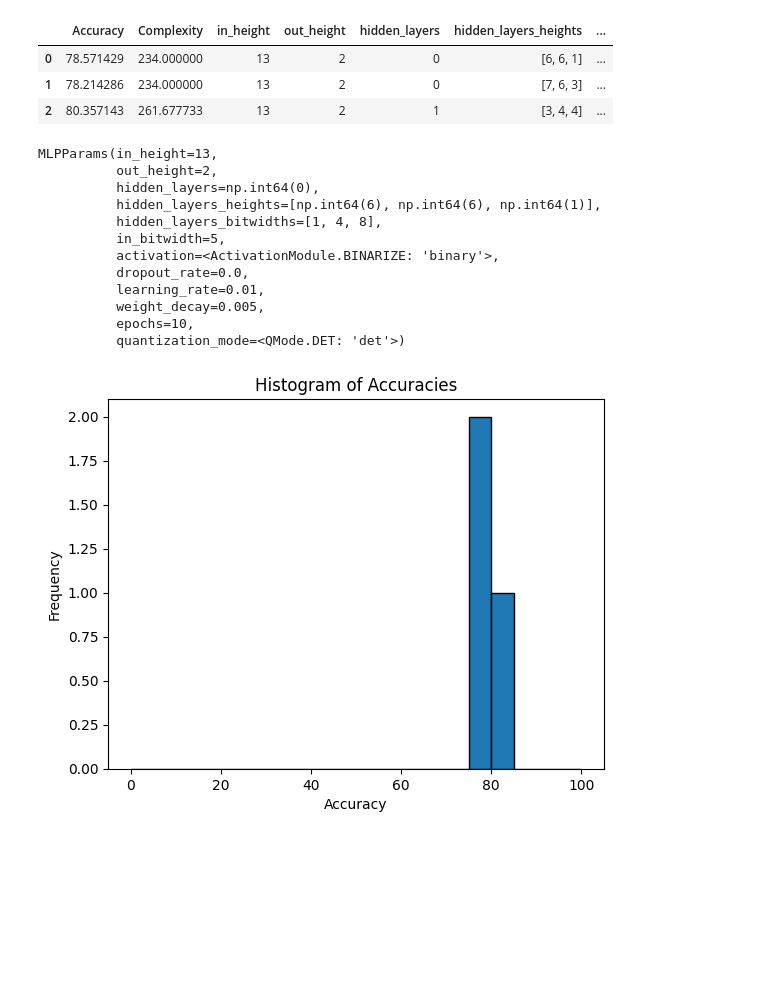
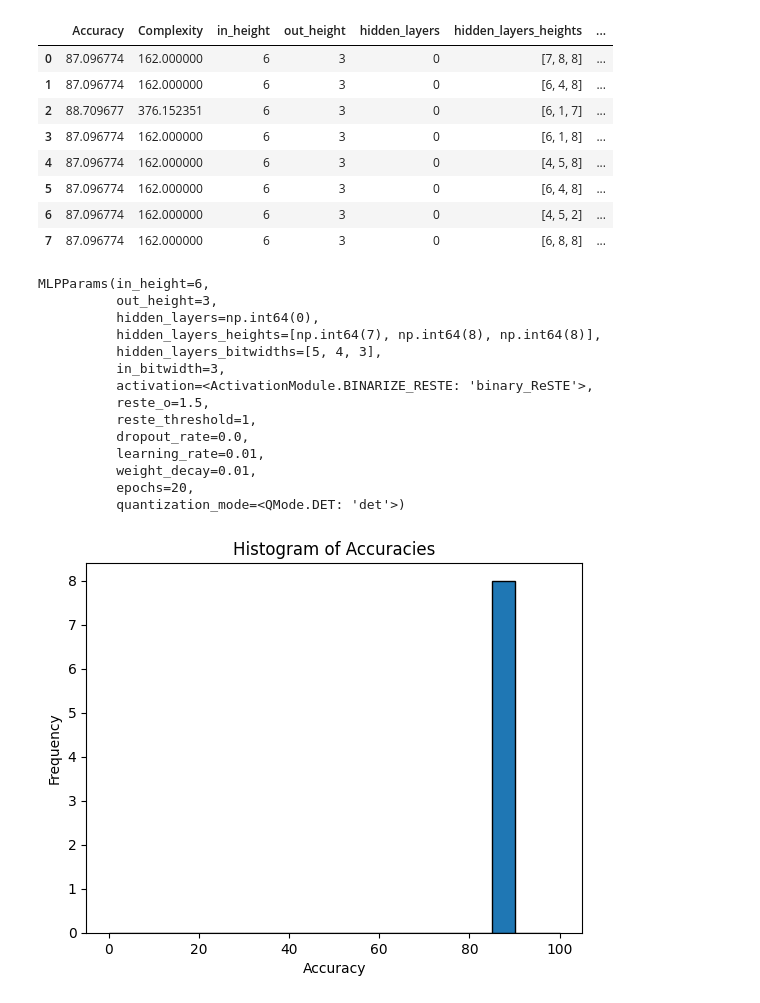
Before and after one commit to DiceNameIsMy/neural-networks-compression, a Jupyter notebook: src/notebooks/nas.ipynb, the cells around one changed output. Drawn from its saved outputs; the diff is of its cells as text; code cells hidden in the pictures; blank space fills up the shorter version.

Commit message:
Make reste activation module configurable on NAS

```diff
--- a/src/notebooks/nas.ipynb
+++ b/src/notebooks/nas.ipynb
@@ -27,11 +31,11 @@ from src.datasets.vertebral_dataset import VertebralDataset
 from src.datasets.breast_cancer_dataset import BreastCancerDataset
 
 
-DatasetClass = BreastCancerDataset
+DatasetClass = VertebralDataset
 params = MlpNasParams(
-    epochs=10,
+    epochs=20,
     patience=5,
-    amount_of_evaluations=5,
+    amount_of_evaluations=20,
     population_size=50,
     population_offspring_count=20,
     algorithm_generations=5,
@@ -119,44 +126,51 @@ df = res_to_df(res)
 df
 # %% [output]
 |  | Accuracy | Complexity | in_height | out_height | hidden_layers | hidden_layers_heights | ... |
-| 0 | 78.571429 | 234.000000 | 13 | 2 | 0 | [6, 6, 1] | ... |
-| 1 | 78.214286 | 234.000000 | 13 | 2 | 0 | [7, 6, 3] | ... |
-| 2 | 80.357143 | 261.677733 | 13 | 2 | 1 | [3, 4, 4] | ... |
+| 0 | 87.096774 | 162.000000 | 6 | 3 | 0 | [7, 8, 8] | ... |
+| 1 | 87.096774 | 162.000000 | 6 | 3 | 0 | [6, 4, 8] | ... |
+| 2 | 88.709677 | 376.152351 | 6 | 3 | 0 | [6, 1, 7] | ... |
+| 3 | 87.096774 | 162.000000 | 6 | 3 | 0 | [6, 1, 8] | ... |
+| 4 | 87.096774 | 162.000000 | 6 | 3 | 0 | [4, 5, 8] | ... |
+| 5 | 87.096774 | 162.000000 | 6 | 3 | 0 | [6, 4, 8] | ... |
+| 6 | 87.096774 | 162.000000 | 6 | 3 | 0 | [4, 5, 2] | ... |
+| 7 | 87.096774 | 162.000000 | 6 | 3 | 0 | [6, 8, 8] | ... |
 # %%
 ch = RawChromosome(df.loc[0]["Chromosome"]).parse()
 params = problem.get_nn_params(ch)
 pprint(params)
 # %% [output]
-MLPParams(in_height=13,
-          out_height=2,
+MLPParams(in_height=6,
+          out_height=3,
           hidden_layers=np.int64(0),
-          hidden_layers_heights=[np.int64(6), np.int64(6), np.int64(1)],
-          hidden_layers_bitwidths=[1, 4, 8],
-          in_bitwidth=5,
-          activation=<ActivationModule.BINARIZE: 'binary'>,
+          hidden_layers_heights=[np.int64(7), np.int64(8), np.int64(8)],
+          hidden_layers_bitwidths=[5, 4, 3],
+          in_bitwidth=3,
+          activation=<ActivationModule.BINARIZE_RESTE: 'binary_ReSTE'>,
+          reste_o=1.5,
+          reste_threshold=1,
           dropout_rate=0.0,
           learning_rate=0.01,
-          weight_decay=0.005,
-          epochs=10,
+          weight_decay=0.01,
+          epochs=20,
           quantization_mode=<QMode.DET: 'det'>)
 # %%
 from matplotlib import pyplot as plt
 
 from src.models.mlp import MLPEvaluator
 
 
-def hist_accuracies(accuracies: list[float]) -> plt.Figure:
+def hist_accuracies(accuracies: list[float], bins=20) -> plt.Figure:
     fig, ax = plt.subplots()
-    ax.hist(accuracies, bins=20, range=(0, 100), edgecolor="black")
+    ax.hist(accuracies, bins=bins, range=(0, 100), edgecolor="black")
     ax.set_title("Histogram of Accuracies")
     ax.set_xlabel("Accuracy")
     ax.set_ylabel("Frequency")
     return fig
 
 
 fig = hist_accuracies(df["Accuracy"])
 # %% [output]
-[figure, old version]
+[figure, new version]
 # %%
 from src.nas import plot
 
```
Also changed, not shown: parts of 6 cells of this notebook, 6 other files.
